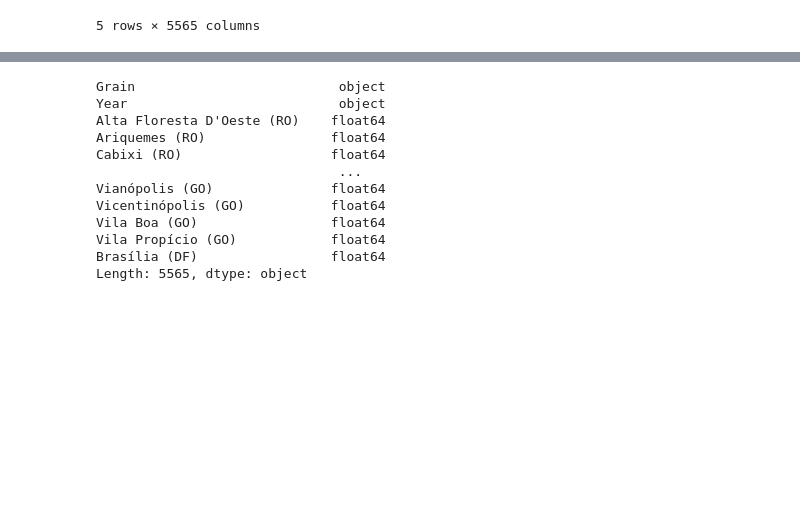
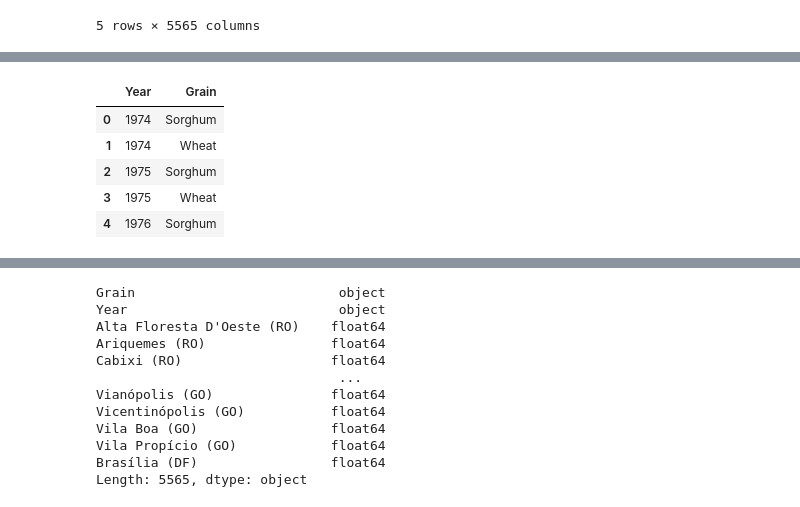
Before and after one commit to thiagomrs/icd2021projetoFinal, a Jupyter notebook: yield.ipynb, the cells around one changed output, grey strips where cells are left out. Drawn from its saved outputs; the diff is of its cells as text; code cells hidden in the pictures; blank space fills up the shorter version.

```diff
--- a/yield.ipynb
+++ b/yield.ipynb
@@ -23,0 +41,10 @@ df_yield.head()
+# %%
+df_states = df_yield[['Year', 'Grain']].copy()
+df_states.head()
+# %% [output]
+|  | Year | Grain |
+| 0 | 1974 | Sorghum |
+| 1 | 1974 | Wheat |
+| 2 | 1975 | Sorghum |
+| 3 | 1975 | Wheat |
+| 4 | 1976 | Sorghum |
```
Also changed, not shown: parts of 4 cells of this notebook.
